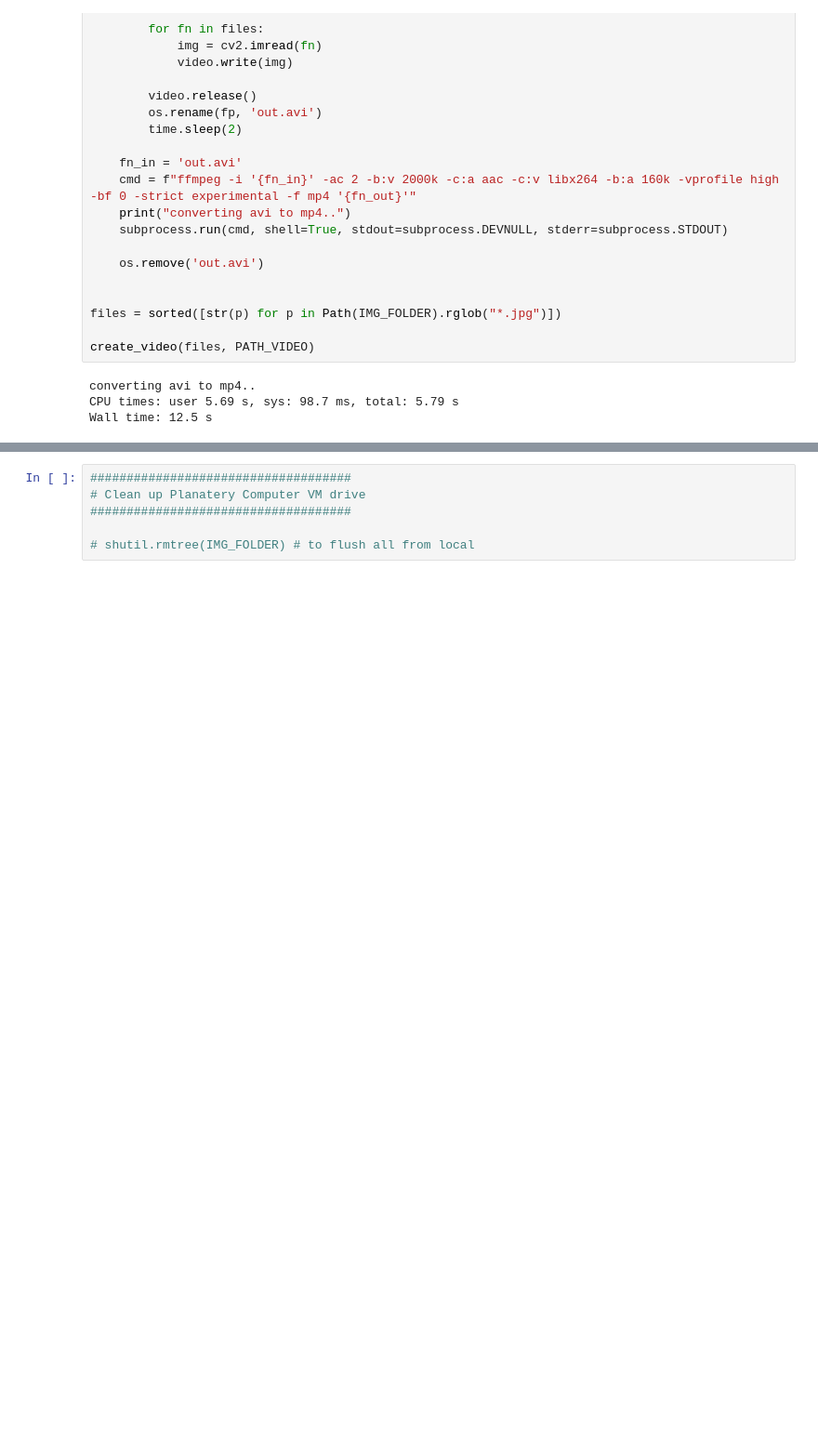
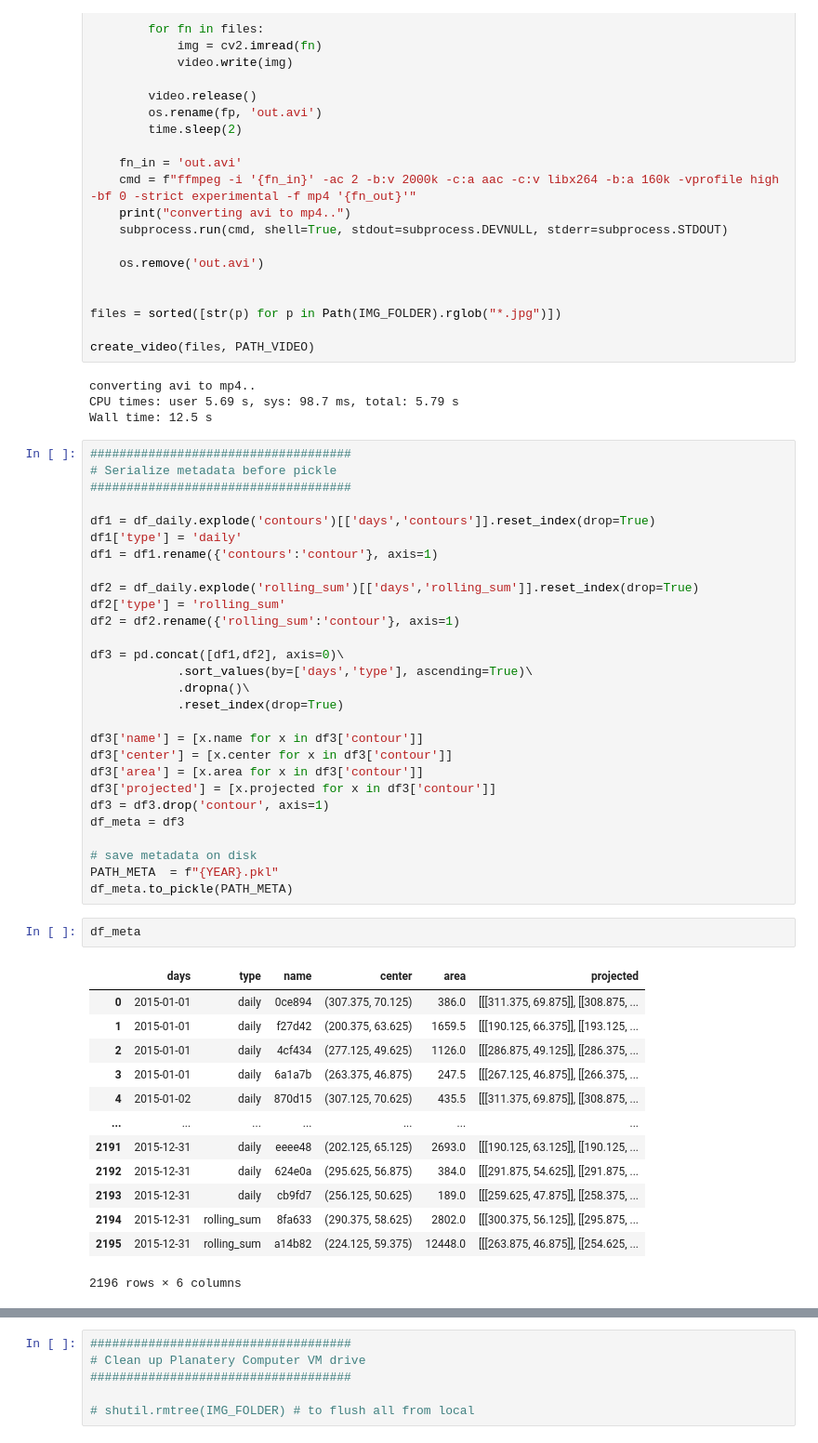
Before and after one commit to KorayKinik/heat-extremes-CMIP6, a Jupyter notebook: koray/bounding_contours.ipynb, the cells around one changed output, grey strips where cells are left out. Shown at 93% size. Saved outputs shown, nothing was run; the diff lists cells and outputs as text; blank space fills up the shorter version.

Commit message:
added serializer to the metadata output.

```diff
--- a/koray/bounding_contours.ipynb
+++ b/koray/bounding_contours.ipynb
@@ -494,5 +489,49 @@ create_video(files, PATH_VIDEO)
 converting avi to mp4..
 CPU times: user 5.69 s, sys: 98.7 ms, total: 5.79 s
 Wall time: 12.5 s
+# %%
+####################################
+# Serialize metadata before pickle
+####################################
+
+df1 = df_daily.explode('contours')[['days','contours']].reset_index(drop=True)
+df1['type'] = 'daily'
+df1 = df1.rename({'contours':'contour'}, axis=1)
+
+df2 = df_daily.explode('rolling_sum')[['days','rolling_sum']].reset_index(drop=True)
+df2['type'] = 'rolling_sum'
+df2 = df2.rename({'rolling_sum':'contour'}, axis=1)
+
+df3 = pd.concat([df1,df2], axis=0)\
+            .sort_values(by=['days','type'], ascending=True)\
+            .dropna()\
+            .reset_index(drop=True)
+
+df3['name'] = [x.name for x in df3['contour']]
+df3['center'] = [x.center for x in df3['contour']]
+df3['area'] = [x.area for x in df3['contour']]
+df3['projected'] = [x.projected for x in df3['contour']]
+df3 = df3.drop('contour', axis=1)
+df_meta = df3
+
+# save metadata on disk
+PATH_META  = f"{YEAR}.pkl"
+df_meta.to_pickle(PATH_META)
+# %%
+df_meta
+# %% [output]
+|  | days | type | name | center | area | projected |
+| 0 | 2015-01-01 | daily | 0ce894 | (307.375, 70.125) | 386.0 | [[[311.375, 69.875]], [[308.875, ... |
+| 1 | 2015-01-01 | daily | f27d42 | (200.375, 63.625) | 1659.5 | [[[190.125, 66.375]], [[193.125, ... |
+| 2 | 2015-01-01 | daily | 4cf434 | (277.125, 49.625) | 1126.0 | [[[286.875, 49.125]], [[286.375, ... |
+| 3 | 2015-01-01 | daily | 6a1a7b | (263.375, 46.875) | 247.5 | [[[267.125, 46.875]], [[266.375, ... |
+| 4 | 2015-01-02 | daily | 870d15 | (307.125, 70.625) | 435.5 | [[[311.375, 69.875]], [[308.875, ... |
+| ... | ... | ... | ... | ... | ... | ... |
+| 2191 | 2015-12-31 | daily | eeee48 | (202.125, 65.125) | 2693.0 | [[[190.125, 63.125]], [[190.125, ... |
+| 2192 | 2015-12-31 | daily | 624e0a | (295.625, 56.875) | 384.0 | [[[291.875, 54.625]], [[291.875, ... |
+| 2193 | 2015-12-31 | daily | cb9fd7 | (256.125, 50.625) | 189.0 | [[[259.625, 47.875]], [[258.375, ... |
+| 2194 | 2015-12-31 | rolling_sum | 8fa633 | (290.375, 58.625) | 2802.0 | [[[300.375, 56.125]], [[295.875, ... |
+| 2195 | 2015-12-31 | rolling_sum | a14b82 | (224.125, 59.375) | 12448.0 | [[[263.875, 46.875]], [[254.625, ... |
+2196 rows × 6 columns
 # %%
 ####################################
```
Also changed, not shown: parts of 6 cells of this notebook.
